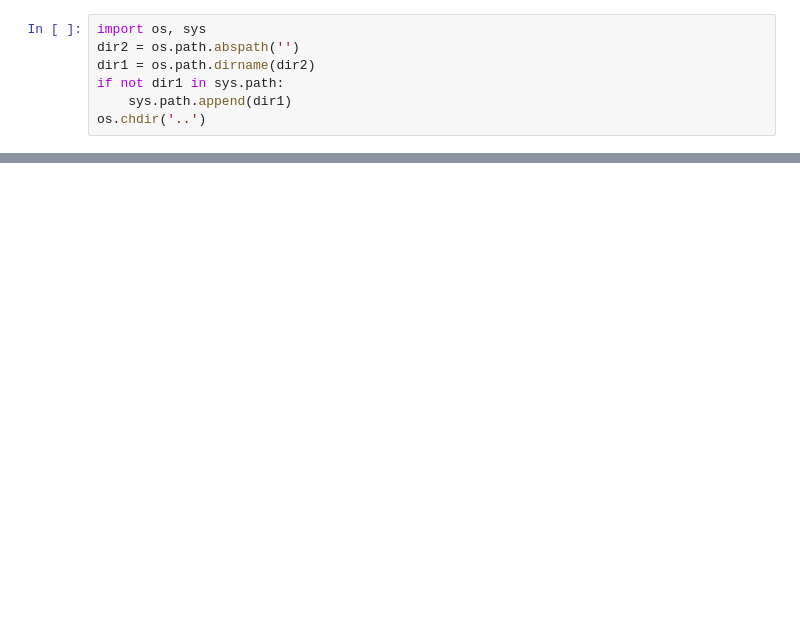
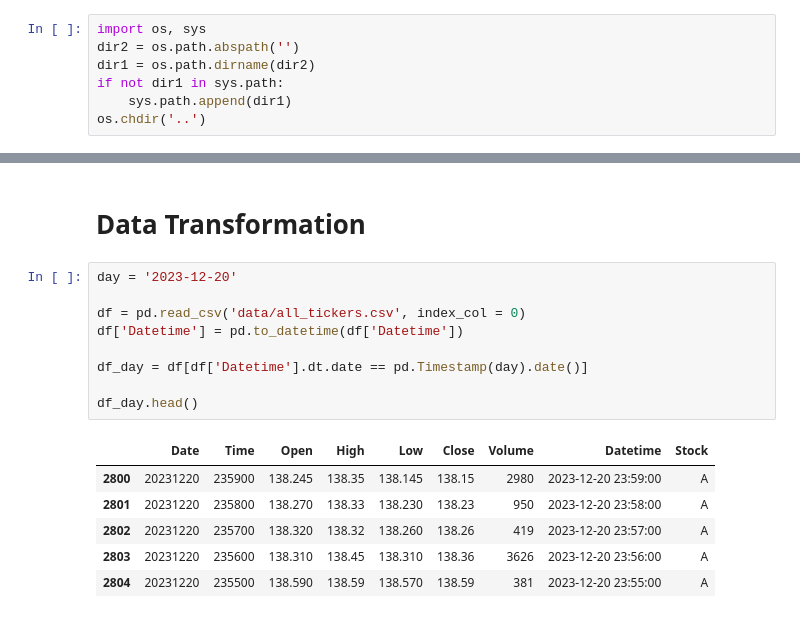
Before and after one commit to petrsokerin/Stock_Embedding, a Jupyter notebook: notebooks/TS2Vec.ipynb, the cells around one changed output, grey strips where cells are left out. Drawn from its saved outputs; the diff is of its cells as text; blank space fills up the shorter version.

```diff
--- a/notebooks/TS2Vec.ipynb
+++ b/notebooks/TS2Vec.ipynb
@@ -80 +123,19 @@ df.head()
+# %% [markdown]
+# Data Transformation
+# %%
+day = '2023-12-20'
+
+df = pd.read_csv('data/all_tickers.csv', index_col = 0)
+df['Datetime'] = pd.to_datetime(df['Datetime'])
+
+df_day = df[df['Datetime'].dt.date == pd.Timestamp(day).date()]
+
+df_day.head()
+# %% [output]
+|  | Date | Time | Open | High | Low | Close | Volume | Datetime | Stock |
+| 2800 | 20231220 | 235900 | 138.245 | 138.35 | 138.145 | 138.15 | 2980 | 2023-12-20 23:59:00 | A |
+| 2801 | 20231220 | 235800 | 138.270 | 138.33 | 138.230 | 138.23 | 950 | 2023-12-20 23:58:00 | A |
+| 2802 | 20231220 | 235700 | 138.320 | 138.32 | 138.260 | 138.26 | 419 | 2023-12-20 23:57:00 | A |
+| 2803 | 20231220 | 235600 | 138.310 | 138.45 | 138.310 | 138.36 | 3626 | 2023-12-20 23:56:00 | A |
+| 2804 | 20231220 | 235500 | 138.590 | 138.59 | 138.570 | 138.59 | 381 | 2023-12-20 23:55:00 | A |
 # %%
```
Also changed, not shown: parts of 28 cells of this notebook, 7 other files.
